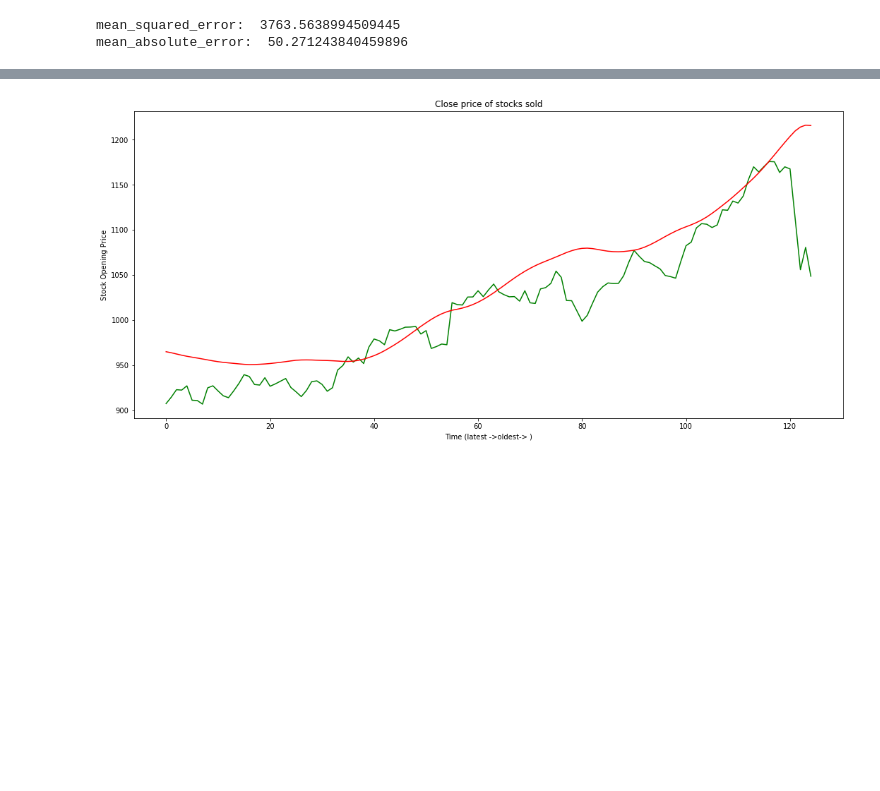
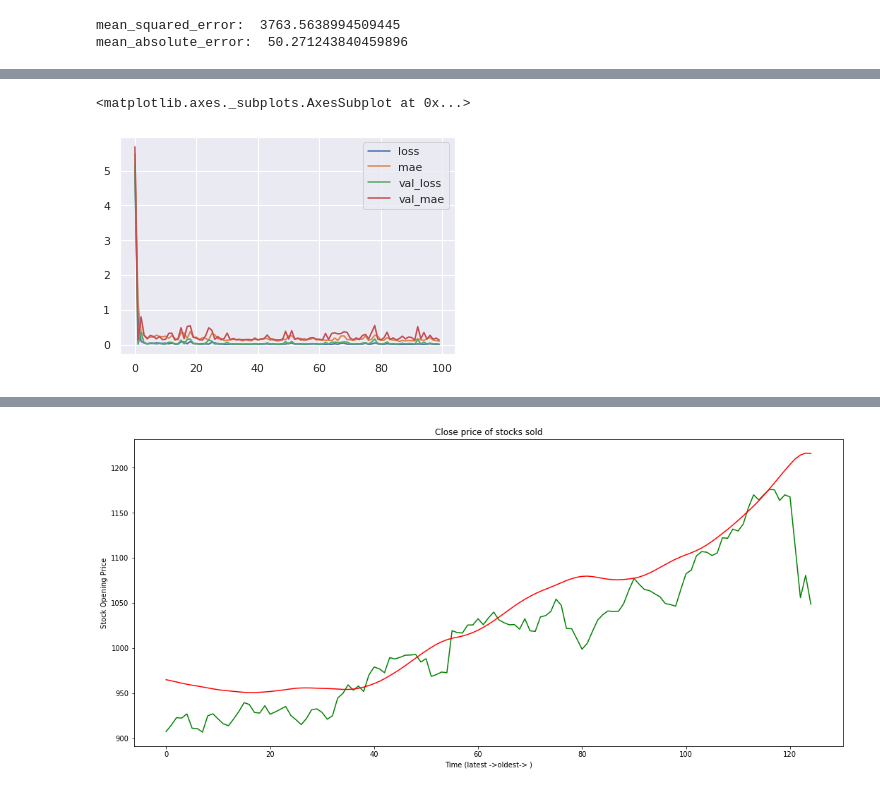
Before and after one commit to vbanai/Time-series-analysis, a Jupyter notebook: StockExchange.ipynb, the cells around one changed output, grey strips where cells are left out. Drawn from its saved outputs; the diff is of its cells as text; code cells hidden in the pictures; blank space fills up the shorter version.

```diff
--- a/StockExchange.ipynb
+++ b/StockExchange.ipynb
@@ -1461,0 +1545,32 @@ future_df.tail()
+# %%
+#model 2
+
+import tensorflow as tf
+from tensorflow import keras
+
+
+
+model_2 = tf.keras.models.Sequential([
+ # tf.keras.layers.Lambda(lambda x: tf.expand_dims(x, axis=-1),  #solve the dimensional problems Rnn takes 3 dimensons batch time stamp dimensional params
+  #                    input_shape=[None]),
+  tf.keras.layers.Conv1D(filters=32, kernel_size=5,
+                      strides=1, padding="causal",
+                      activation="relu",
+                      input_shape=[None, 1]),
+  tf.keras.layers.Bidirectional(tf.keras.layers.LSTM(32, return_sequences=True)),
+  tf.keras.layers.Bidirectional(tf.keras.layers.LSTM(32)),
+  tf.keras.layers.Dense(1),
+  tf.keras.layers.Lambda(lambda x: x * 200)
+])
+
+optimizer = tf.keras.optimizers.SGD(learning_rate=0.00001, momentum=0.9)
+model_2.compile(loss=tf.keras.losses.Huber(),
+              optimizer=optimizer,
+              metrics=["mae"])
+history = model_2.fit(x_train, y_train, epochs=100, batch_size=32, validation_data=(x_valid, y_valid))
+# %%
+losses=pd.DataFrame(model_2.history.history)
+losses.plot()
+# %% [output]
+<matplotlib.axes._subplots.AxesSubplot at 0x...>
+[figure, added]
```
Also changed, not shown: parts of 68 cells of this notebook.
